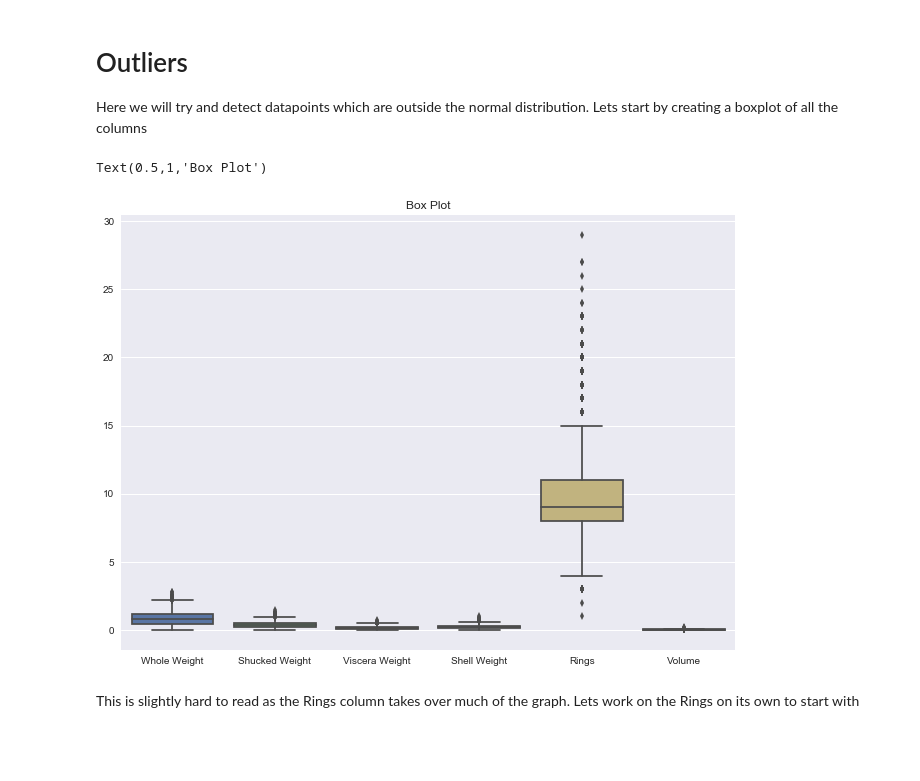
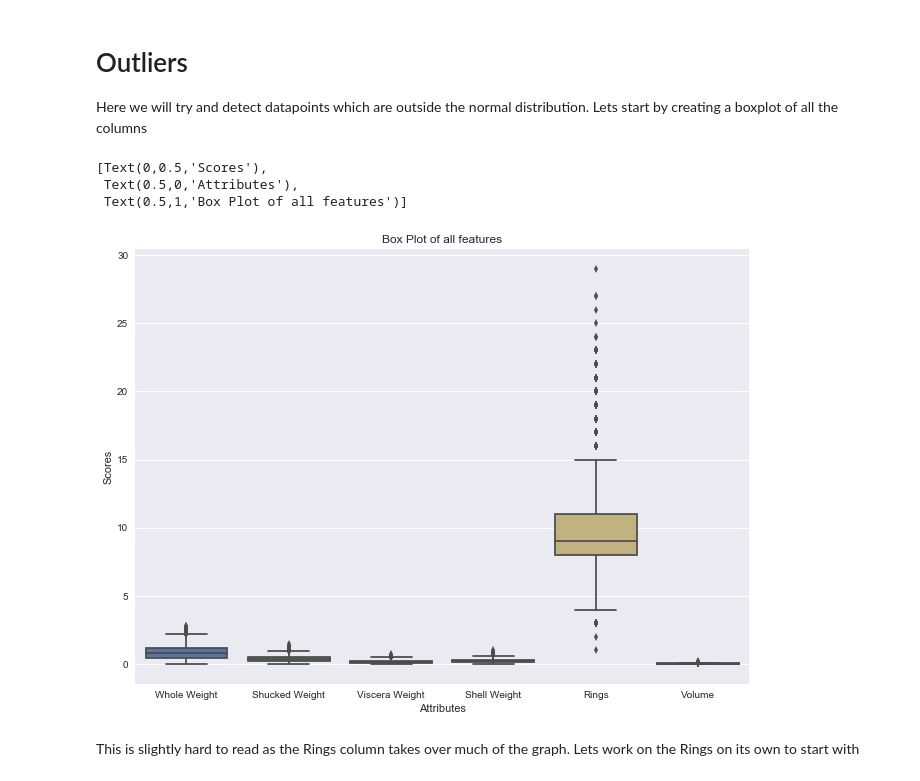
Before and after one commit to el-davo/msc-data-analytics-notebook, a Jupyter notebook: abalones.ipynb, the cells around one changed output. Drawn from its saved outputs; the diff is of its cells as text; code cells hidden in the pictures; blank space fills up the shorter version.

Commit message:
Fixing up plots

```diff
--- a/abalones.ipynb
+++ b/abalones.ipynb
@@ -270,10 +270,13 @@ df.head()
 # Outliers
 
 Here we will try and detect datapoints which are outside the normal distribution. Lets start by creating a boxplot of all the columns
-# %%
-sns.boxplot(data=df).set_title("Box Plot")
-# %% [output]
-Text(0.5,1,'Box Plot')
-[figure, removed]
+# %%
+ax=sns.boxplot(data=df)
+ax.set(xlabel='Attributes', ylabel='Scores', title="Box Plot of all features")
+# %% [output]
+[Text(0,0.5,'Scores'),
+ Text(0.5,0,'Attributes'),
+ Text(0.5,1,'Box Plot of all features')]
+[figure, added]
 # %% [markdown]
 This is slightly hard to read as the Rings column takes over much of the graph. Lets work on the Rings on its own to start with
```
Also changed, not shown: parts of 5 cells of this notebook.
